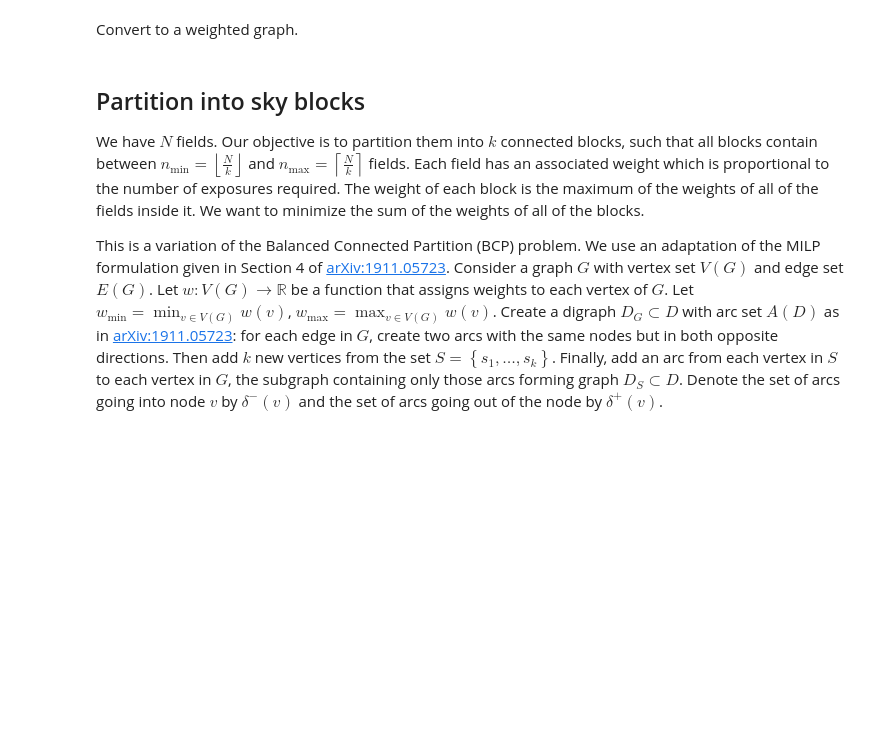
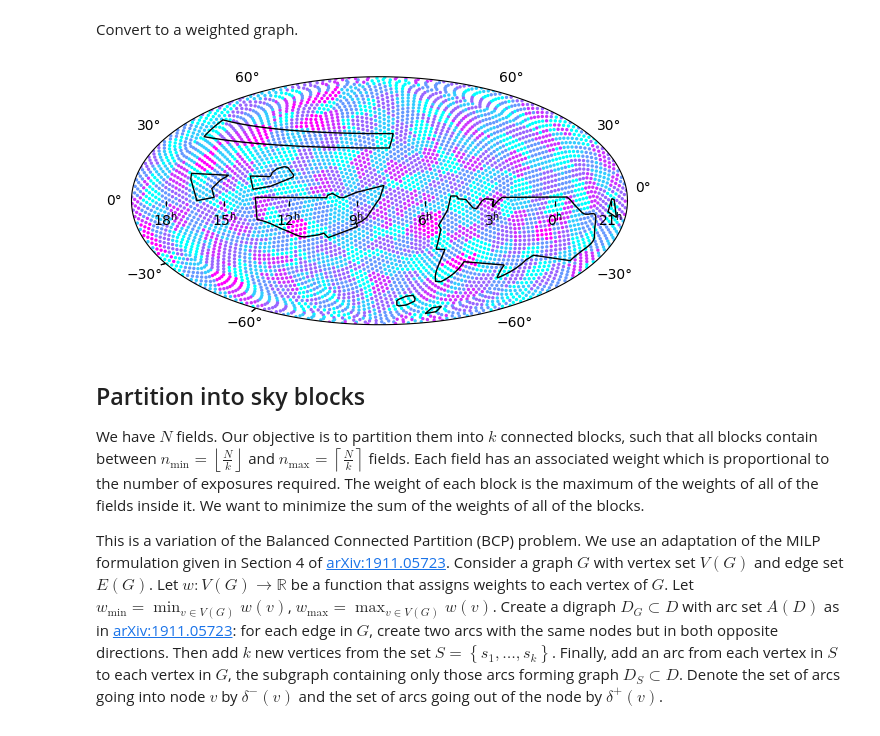
Before and after one commit to m4opt/uvex-scheduler, a Jupyter notebook: skyblocks.ipynb, the cells around one changed output. Saved outputs shown, nothing was run; the diff lists cells and outputs as text; code cells hidden in the pictures; blank space fills up the shorter version.

```diff
--- a/skyblocks.ipynb
+++ b/skyblocks.ipynb
@@ -115,3 +199,16 @@ for (_, data), cost in zip(graph.nodes(data=True), costs):
+# %%
+fig = plt.figure()
+ax = fig.add_subplot(projection="astro aitoff", center="8h 0d")
+ax.scatter_coord(
+    coords,
+    c=partition_graph_color(graph, partition)[partition],
+    s=2,
+    cmap="cool",
+)
+for region in [*lmlz_wide_regions, *mc_regions]:
+    ax.add_patch(region.to_pixel(ax.wcs).as_artist(color="black"))
+# %% [output]
+[figure, added]
 # %% [markdown]
 ## Partition into sky blocks
 
```
Also changed, not shown: parts of 19 cells of this notebook.
